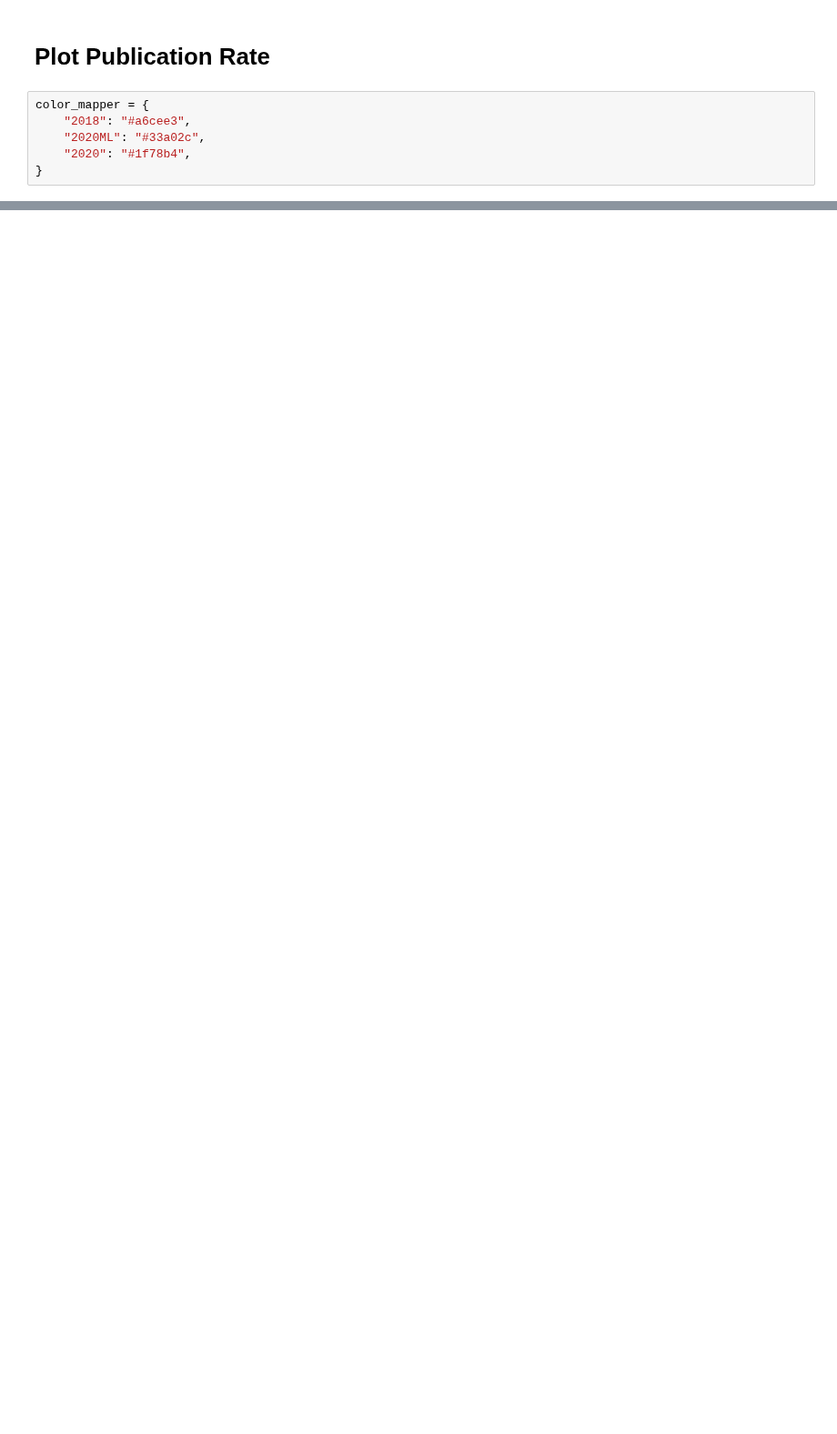
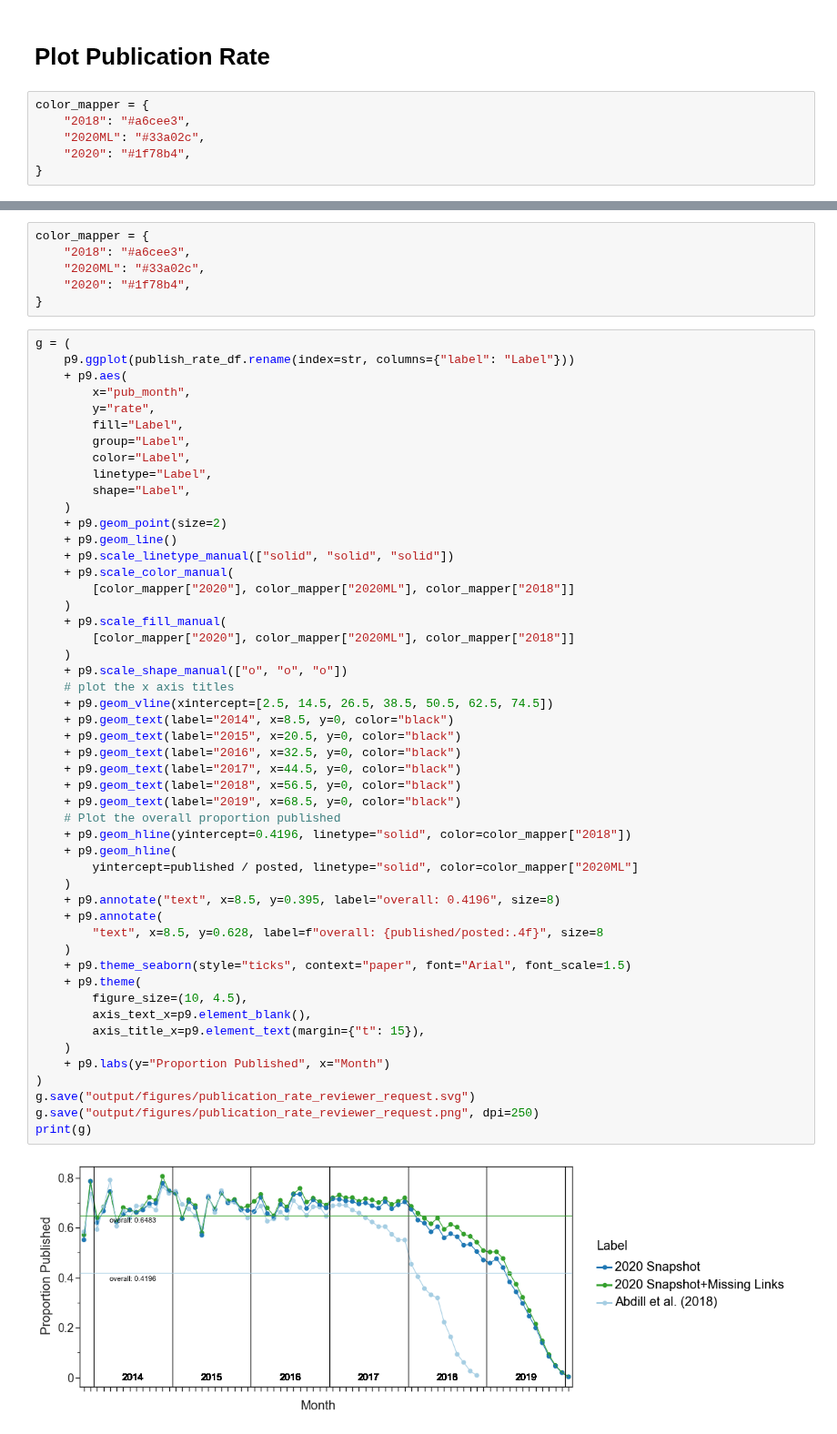
Before and after one commit to greenelab/annorxiver, a Jupyter notebook: biorxiv/article_distances/03_biorxiv_corrected_published_rate.ipynb, the cells around one changed output, grey strips where cells are left out. Shown at 91% size. Saved outputs shown, nothing was run; the diff lists cells and outputs as text; blank space fills up the shorter version.

```diff
--- a/biorxiv/article_distances/03_biorxiv_corrected_published_rate.ipynb
+++ b/biorxiv/article_distances/03_biorxiv_corrected_published_rate.ipynb
@@ -381,0 +401,58 @@ print(g)
+# %%
+color_mapper = {
+    "2018": "#a6cee3",
+    "2020ML": "#33a02c",
+    "2020": "#1f78b4",
+}
+# %%
+g = (
+    p9.ggplot(publish_rate_df.rename(index=str, columns={"label": "Label"}))
+    + p9.aes(
+        x="pub_month",
+        y="rate",
+        fill="Label",
+        group="Label",
+        color="Label",
+        linetype="Label",
+        shape="Label",
+    )
+    + p9.geom_point(size=2)
+    + p9.geom_line()
+    + p9.scale_linetype_manual(["solid", "solid", "solid"])
+    + p9.scale_color_manual(
+        [color_mapper["2020"], color_mapper["2020ML"], color_mapper["2018"]]
+    )
+    + p9.scale_fill_manual(
+        [color_mapper["2020"], color_mapper["2020ML"], color_mapper["2018"]]
+    )
+    + p9.scale_shape_manual(["o", "o", "o"])
+    # plot the x axis titles
+    + p9.geom_vline(xintercept=[2.5, 14.5, 26.5, 38.5, 50.5, 62.5, 74.5])
+    + p9.geom_text(label="2014", x=8.5, y=0, color="black")
+    + p9.geom_text(label="2015", x=20.5, y=0, color="black")
+    + p9.geom_text(label="2016", x=32.5, y=0, color="black")
+    + p9.geom_text(label="2017", x=44.5, y=0, color="black")
+    + p9.geom_text(label="2018", x=56.5, y=0, color="black")
+    + p9.geom_text(label="2019", x=68.5, y=0, color="black")
+    # Plot the overall proportion published
+    + p9.geom_hline(yintercept=0.4196, linetype="solid", color=color_mapper["2018"])
+    + p9.geom_hline(
+        yintercept=published / posted, linetype="solid", color=color_mapper["2020ML"]
+    )
+    + p9.annotate("text", x=8.5, y=0.395, label="overall: 0.4196", size=8)
+    + p9.annotate(
+        "text", x=8.5, y=0.628, label=f"overall: {published/posted:.4f}", size=8
+    )
+    + p9.theme_seaborn(style="ticks", context="paper", font="Arial", font_scale=1.5)
+    + p9.theme(
+        figure_size=(10, 4.5),
+        axis_text_x=p9.element_blank(),
+        axis_title_x=p9.element_text(margin={"t": 15}),
+    )
+    + p9.labs(y="Proportion Published", x="Month")
+)
+g.save("output/figures/publication_rate_reviewer_request.svg")
+g.save("output/figures/publication_rate_reviewer_request.png", dpi=250)
+print(g)
+# %% [output]
+[figure, added]
```
Also changed, not shown: parts of 5 cells of this notebook, 3 other files.
